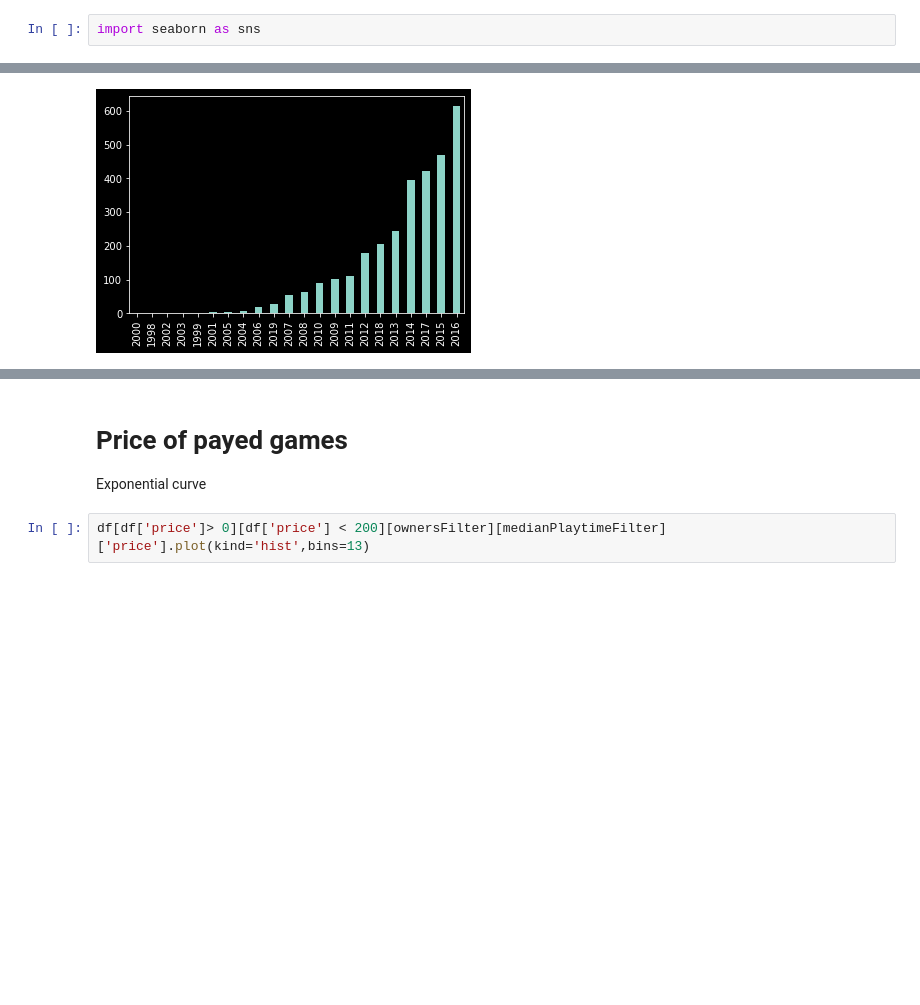
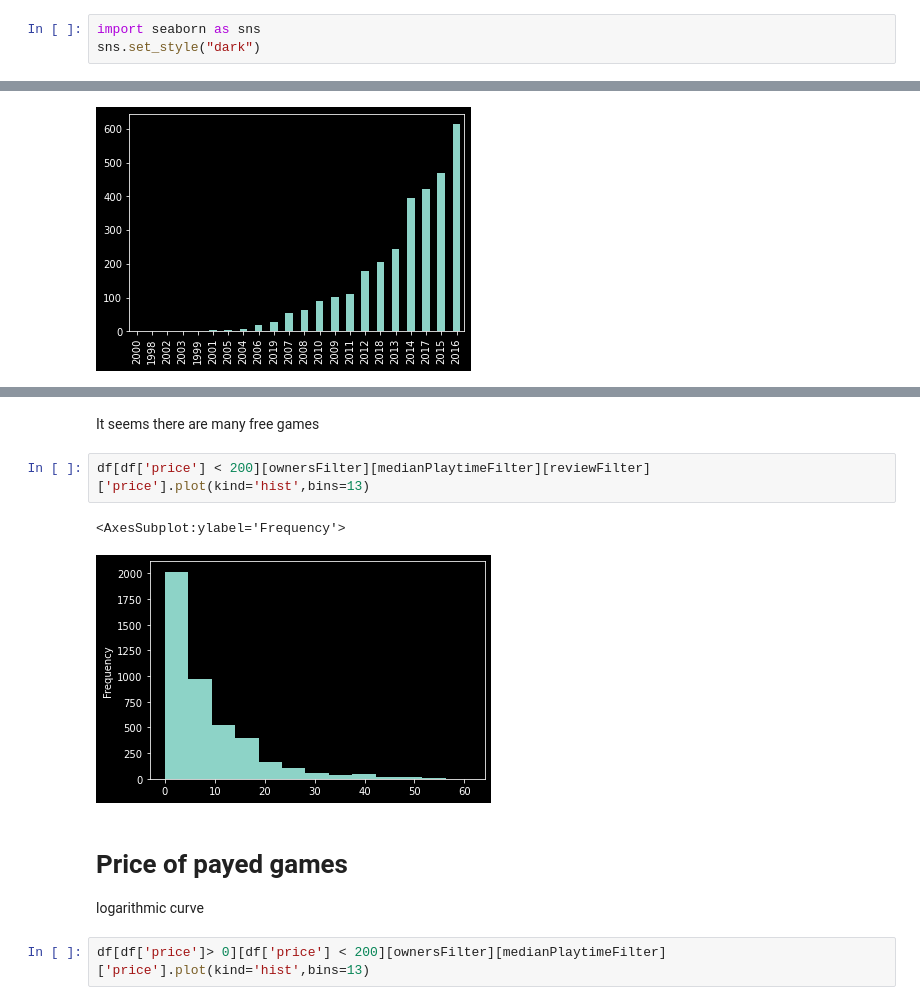
Before and after one commit to TeaDrinkingProgrammer/data-science, a Jupyter notebook: assignment 7 (own).ipynb, the cells around one changed output, grey strips where cells are left out. Saved outputs shown, nothing was run; the diff lists cells and outputs as text; blank space fills up the shorter version.

```diff
--- a/assignment 7 (own).ipynb
+++ b/assignment 7 (own).ipynb
@@ -4,6 +4,7 @@
 import pandas as pd
 # %%
 import seaborn as sns
+sns.set_style("dark")
 # %%
 df = pd.read_csv('steam.csv', sep=',')
 # %%
@@ -36,6 +41,13 @@ df[df['owners_low'] > 50000][df['median_playtime']> 30]['release_year'].value_co
+# %% [markdown]
+It seems there are many free games
+# %%
+df[df['price'] < 200][ownersFilter][medianPlaytimeFilter][reviewFilter]['price'].plot(kind='hist',bins=13)
+# %% [output]
+<AxesSubplot:ylabel='Frequency'>
+[figure, added]
 # %% [markdown]
 # Price of payed games
-Exponential curve
+logarithmic curve
 # %%
 df[df['price']> 0][df['price'] < 200][ownersFilter][medianPlaytimeFilter]['price'].plot(kind='hist',bins=13)
 # %% [output]
```
Also changed, not shown: parts of 1 cell of this notebook, 33 other files.
